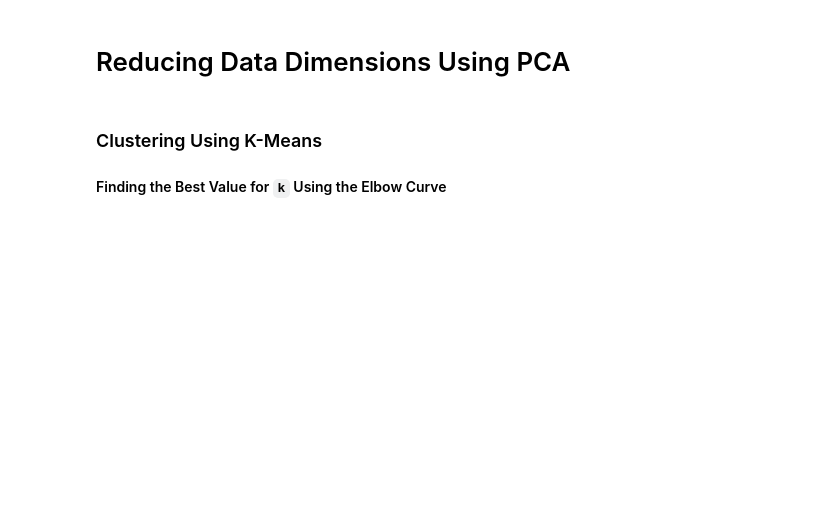
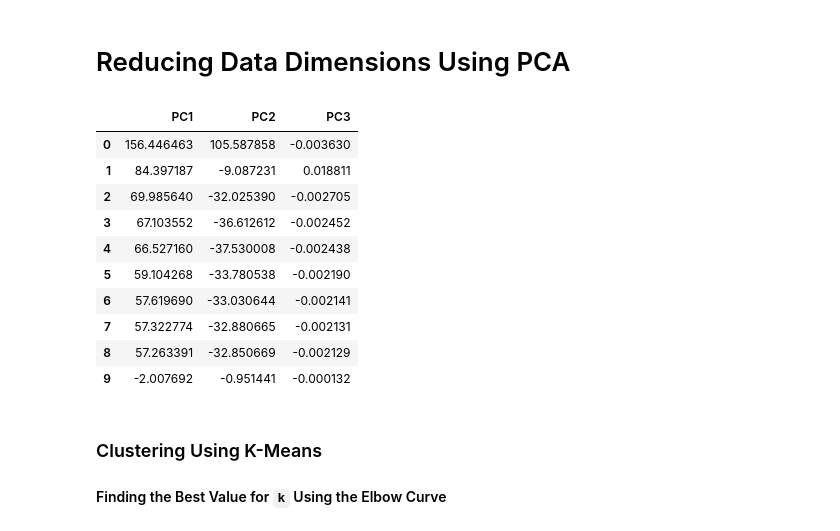
Before and after one commit to michaelmalamut/Final-Group-Project, a Jupyter notebook: PCA_Calculations.ipynb, the cells around one changed output. Cells and saved outputs as stored; diff of their text form; code cells hidden in the pictures; blank space fills up the shorter version.

```diff
--- a/PCA_Calculations.ipynb
+++ b/PCA_Calculations.ipynb
@@ -37,7 +108,19 @@ x_pca = pca.fit_transform(x_scaled)
 # %%
 # Create a DataFrame with the three principal components.  Will need to test how many PC's is best fit, could be more than 3.
 pcs_df = pd.DataFrame(data=x_pca, columns=["PC1", "PC2", "PC3"])
-pcs_df.head()
+pcs_df.head(10)
+# %% [output]
+|  | PC1 | PC2 | PC3 |
+| 0 | 156.446463 | 105.587858 | -0.003630 |
+| 1 | 84.397187 | -9.087231 | 0.018811 |
+| 2 | 69.985640 | -32.025390 | -0.002705 |
+| 3 | 67.103552 | -36.612612 | -0.002452 |
+| 4 | 66.527160 | -37.530008 | -0.002438 |
+| 5 | 59.104268 | -33.780538 | -0.002190 |
+| 6 | 57.619690 | -33.030644 | -0.002141 |
+| 7 | 57.322774 | -32.880665 | -0.002131 |
+| 8 | 57.263391 | -32.850669 | -0.002129 |
+| 9 | -2.007692 | -0.951441 | -0.000132 |
 # %% [markdown]
 ### Clustering Using K-Means
 
```
Also changed, not shown: parts of 12 cells of this notebook, 4 other files.
